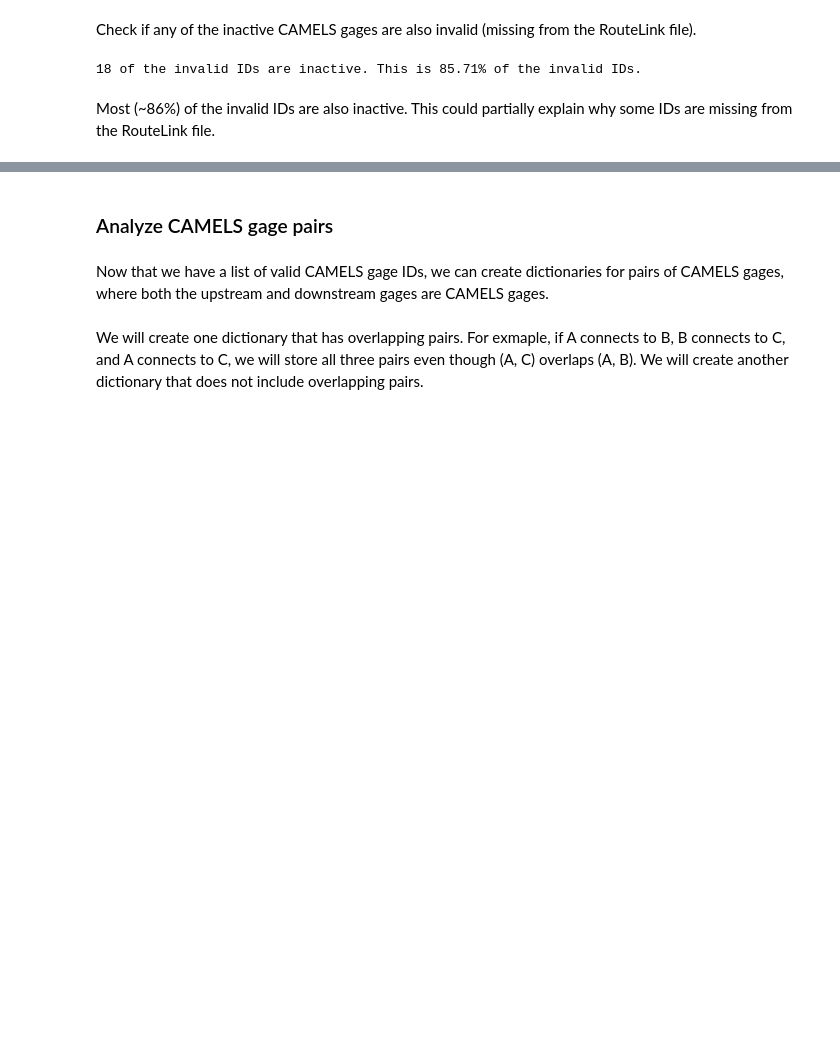
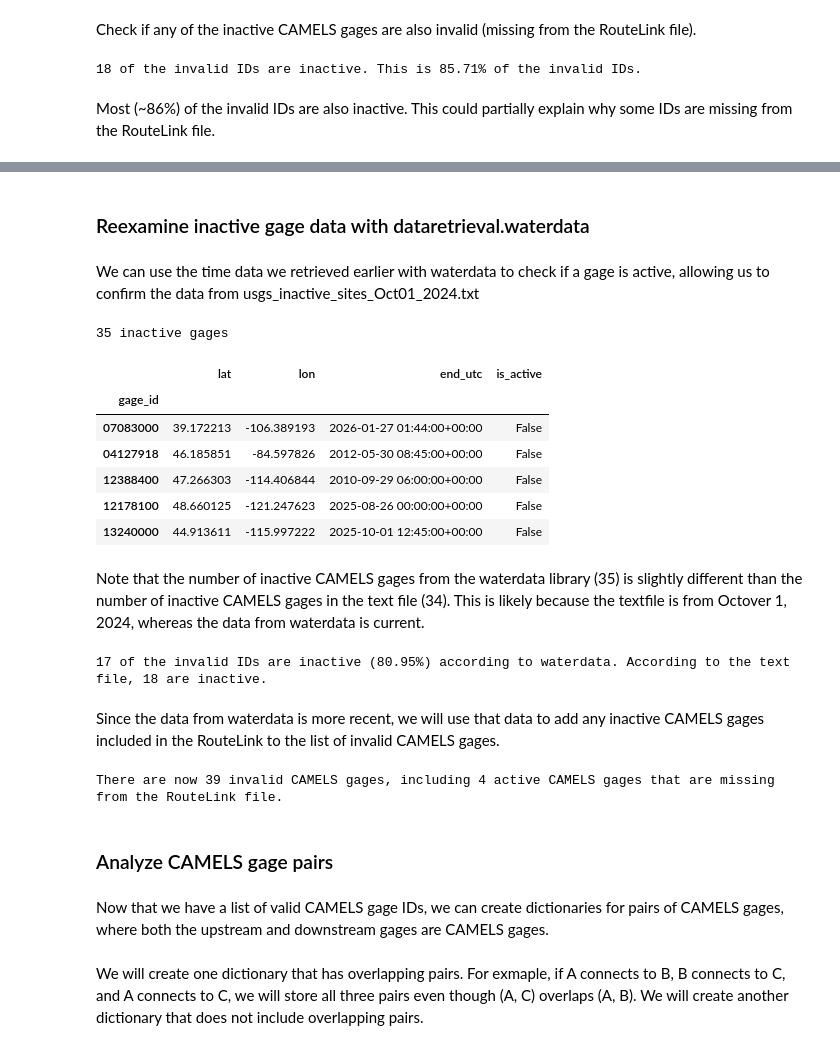
Before and after one commit to AlabamaWaterInstitute/nwm_camels_lstm, a Jupyter notebook: usgs_analysis/camels_gage_analysis/analyze_camels_gages.ipynb, the cells around one changed output, grey strips where cells are left out. Cells and saved outputs as stored; diff of their text form; code cells hidden in the pictures; blank space fills up the shorter version.

Commit message:
Use dataretrieval.waterdata to check position and activity of CAMELS gages missing from RouteLink_CONUS.nc

```diff
--- a/usgs_analysis/camels_gage_analysis/analyze_camels_gages.ipynb
+++ b/usgs_analysis/camels_gage_analysis/analyze_camels_gages.ipynb
@@ -369 +357,30 @@ Another possibility is that some of the missing gages are included in the CONUS
+# %%
+# Due to request limits, we first split the CAMELS gage IDs list into chunks of 30
+size = 30
+camels_chunked = [list(camels_gage_ids)[i:i+size] for i in range(0, len(camels_gage_ids), size)]
+# %%
+# Using dataretrieval.waterdata, we can get positional information and time information about each of the CAMELS gages
+results = []
+for chunk in camels_chunked:
+    data, metadata = waterdata.get_monitoring_locations(monitoring_location_number=chunk, properties=['geometry', 'monitoring_location_number'])
+
+    # Fomat the longitude and latitude data from get_monitoring_locations into separate columns and add them to the DataFrame
+    data['lat'] = data.geometry.y
+    data['lon'] = data.geometry.x
+    data = data.drop(columns=['geometry'])
+    data = data.rename(columns={'monitoring_location_number': 'gage_id'})
+
+    # We can also request time data about the most recent recorded measurements to confirm whether gages are active
+    monitoring_location_ids = [f'USGS-{gage_id}' for gage_id in chunk]
+    data2, metadata2 = waterdata.get_time_series_metadata(monitoring_location_id=monitoring_location_ids, properties=['monitoring_location_id', 'end_utc'])
+    data2 = data2.groupby('monitoring_location_id')['end_utc'].max().reset_index() # Each type of measurement has a separate row, but we only need the time of the most recent measurement to determine if a site is active
+    data['end_utc'] = data2['end_utc']
+    cutoff = datetime.now(timezone.utc) - timedelta(days=7) # If the most recent measurement was within 7 days of today, we will consider the gage to be active
+    data['is_active'] = data2['end_utc'] >= cutoff
+
+    results.append(data) # Add the results from this chunk to the results list
+
+results = pd.concat(results, ignore_index=True) # Combine the results of each chunk into one DataFrame
+# %%
+results = results.set_index('gage_id') # Set the index to gage_id
 # %%
@@ -398,0 +417,30 @@ Nothing particularly stands out about the ID of the closest gage. It seems reaso
+# %% [markdown]
+### Reexamine inactive gage data with dataretrieval.waterdata
+# %% [markdown]
+We can use the time data we retrieved earlier with waterdata to check if a gage is active, allowing us to confirm the data from usgs_inactive_sites_Oct01_2024.txt
+# %%
+# Get a DataFrame that only includes inactive gages
+inactive_gages = results[results.is_active == False]
+print(f'{len(inactive_gages)} inactive gages')
+inactive_gages.head()
+# %% [output]
+35 inactive gages
+|  | lat | lon | end_utc | is_active |
+| gage_id |  |  |  |  |
+| 07083000 | 39.172213 | -106.389193 | 2026-01-27 01:44:00+00:00 | False |
+| 04127918 | 46.185851 | -84.597826 | 2012-05-30 08:45:00+00:00 | False |
+| 12388400 | 47.266303 | -114.406844 | 2010-09-29 06:00:00+00:00 | False |
+| 12178100 | 48.660125 | -121.247623 | 2025-08-26 00:00:00+00:00 | False |
+| 13240000 | 44.913611 | -115.997222 | 2025-10-01 12:45:00+00:00 | False |
+# %% [markdown]
+Note that the number of inactive CAMELS gages from the waterdata library (35) is slightly different than the number of inactive CAMELS gages in the text file (34). This is likely because the textfile is from Octover 1, 2024, whereas the data from waterdata is current.
+# %%
+count = 0
+for gage_id in invalid_ids:
+    if gage_id in inactive_gages.index:
+        count += 1
+print(f'{count} of the invalid IDs are inactive ({round(count/len(invalid_ids) * 10000)/100}%) according to waterdata. According to the text file, 18 are inactive.')
+# %% [output]
+17 of the invalid IDs are inactive (80.95%) according to waterdata. According to the text file, 18 are inactive.
+# %% [markdown]
+Since the data from waterdata is more recent, we will use that data to add any inactive CAMELS gages included in the RouteLink to the list of invalid CAMELS gages.
@@ -399,3 +451,7 @@ Nothing particularly stands out about the ID of the closest gage. It seems reaso
+# %%
+print(f'There are now {len(invalid_ids)} invalid CAMELS gages, including 4 active CAMELS gages that are missing from the RouteLink file.')
+# %% [output]
+There are now 39 invalid CAMELS gages, including 4 active CAMELS gages that are missing from the RouteLink file.
 # %% [markdown]
 ### Analyze CAMELS gage pairs
 # %% [markdown]
```
Also changed, not shown: parts of 15 cells of this notebook.
